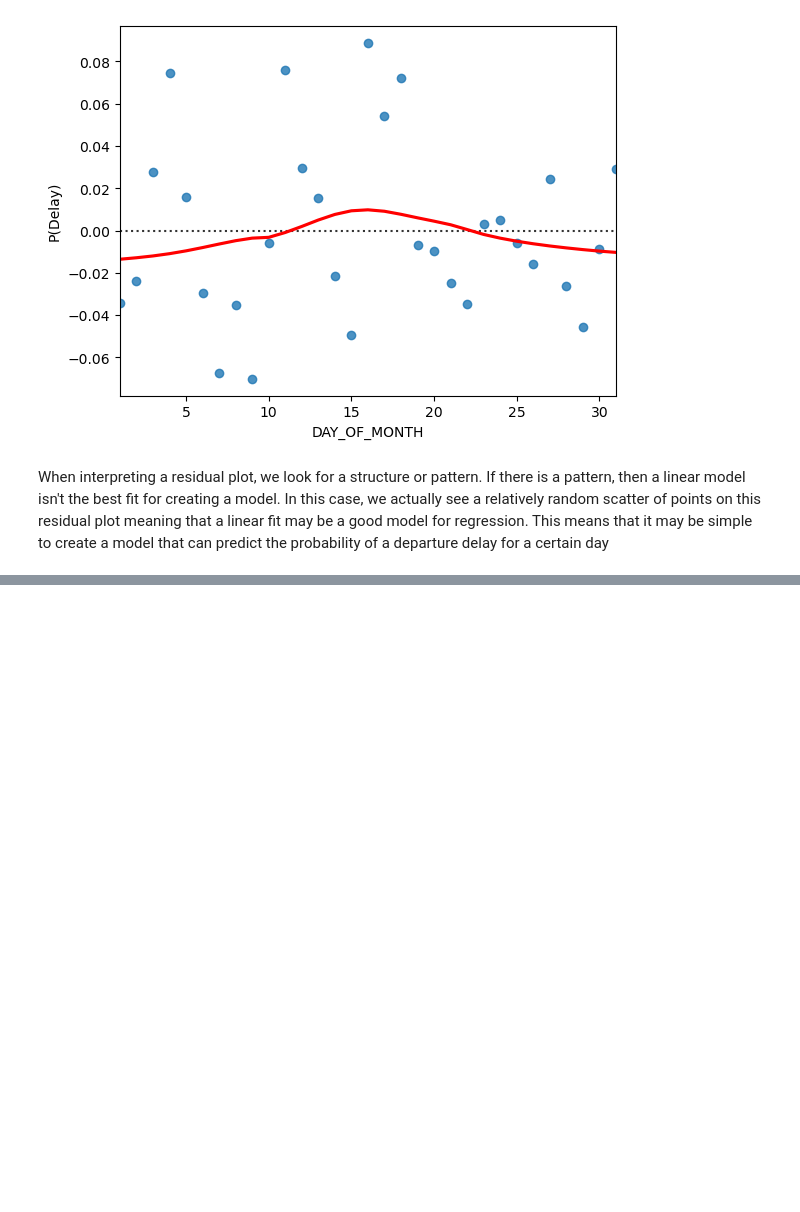
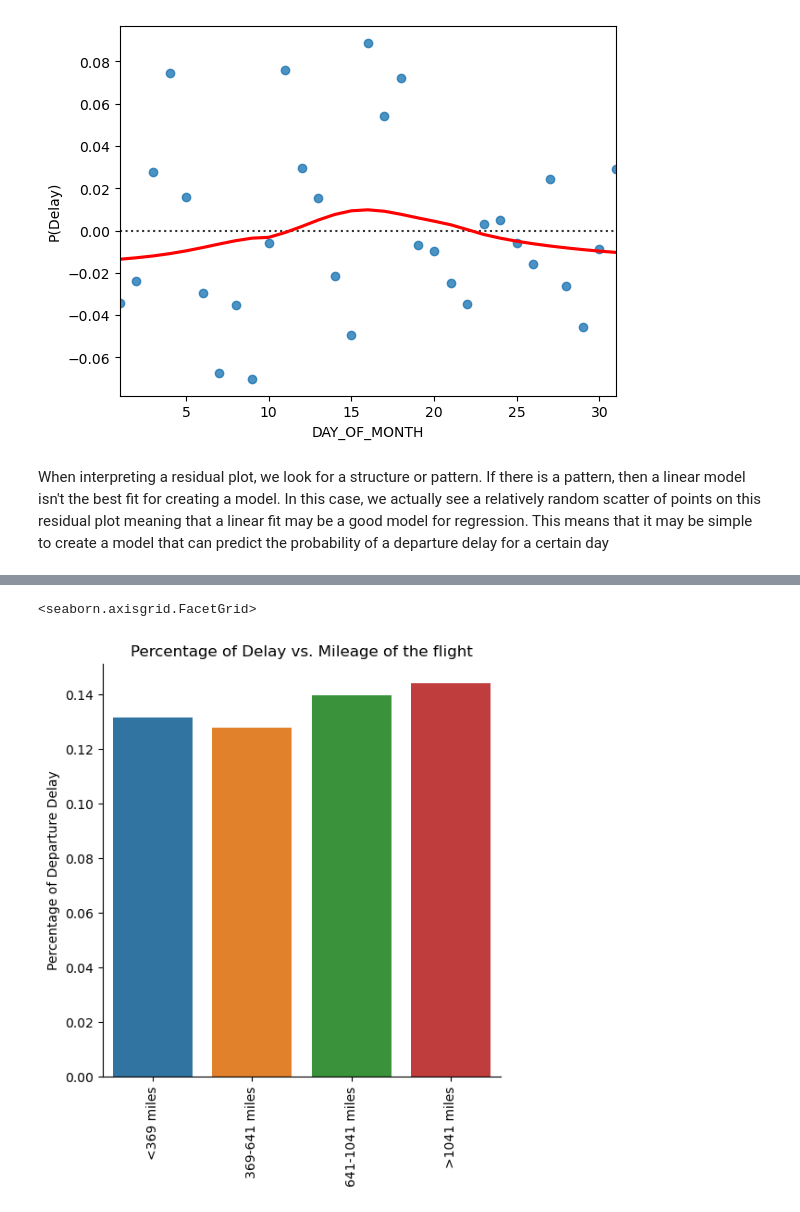
Before and after one commit to ubco-W2022T2-data301/project-group-group05, a Jupyter notebook: analysis/analysis_kaiden.ipynb, the cells around one changed output, grey strips where cells are left out. Cells and saved outputs as stored; diff of their text form; code cells hidden in the pictures; blank space fills up the shorter version.

```diff
--- a/analysis/analysis_kaiden.ipynb
+++ b/analysis/analysis_kaiden.ipynb
@@ -170,0 +387,26 @@ When interpreting a residual plot, we look for a structure or pattern. If there
+# %%
+#Here, I am splitting up the airline_df by the miles flown by each flight. The intervals are determined by the 25th, 50th,
+#and 75th percentile of miles flown of the dataset
+airline_df.describe()
+
+very_low_mileage = airline_df[airline_df['Miles_Flown']<369]
+low_mileage = airline_df[(airline_df['Miles_Flown']>369) & (airline_df['Miles_Flown']<641)]
+high_mileage = airline_df[(airline_df['Miles_Flown']>641) & (airline_df['Miles_Flown']<1041)]
+very_high_mileage = airline_df[airline_df['Miles_Flown']>1041]
+
+very_low_prob = ((very_low_mileage['Delayed_Departure'].sum())/(len(very_low_mileage.index)))
+low_prob = ((low_mileage['Delayed_Departure'].sum())/(len(low_mileage.index)))
+high_prob = ((high_mileage['Delayed_Departure'].sum())/(len(high_mileage.index)))
+very_high_prob = ((very_high_mileage['Delayed_Departure'].sum())/(len(very_high_mileage.index)))
+
+mileage_probability = pd.DataFrame([{'<369 miles':very_low_prob,
+                                   '369-641 miles':low_prob,
+                                   '641-1041 miles':high_prob,
+                                   '>1041 miles':very_high_prob}])
+mileage_barplot = sns.catplot(data = mileage_probability, kind='bar')
+mileage_barplot.set_xticklabels(rotation=90)
+mileage_barplot.set(ylabel = 'Percentage of Departure Delay',
+                   title = 'Percentage of Delay vs. Mileage of the flight')
+# %% [output]
+<seaborn.axisgrid.FacetGrid>
+[figure, added]
```
Also changed, not shown: parts of 21 cells of this notebook, 1 other file.
